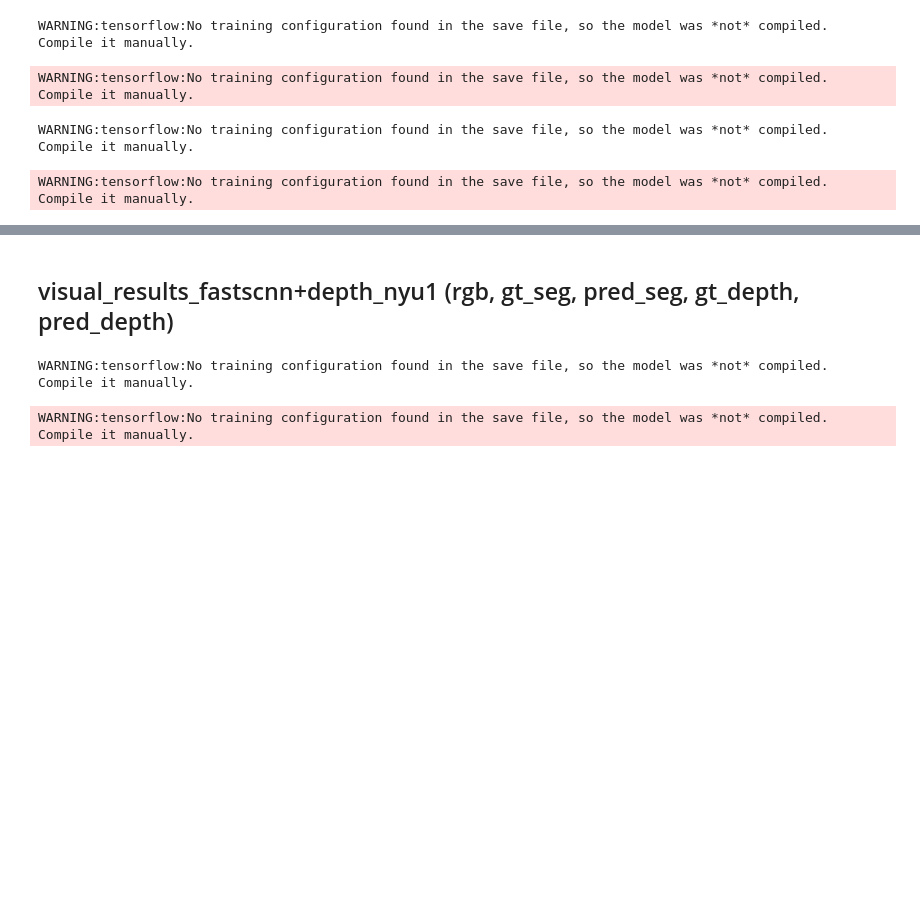
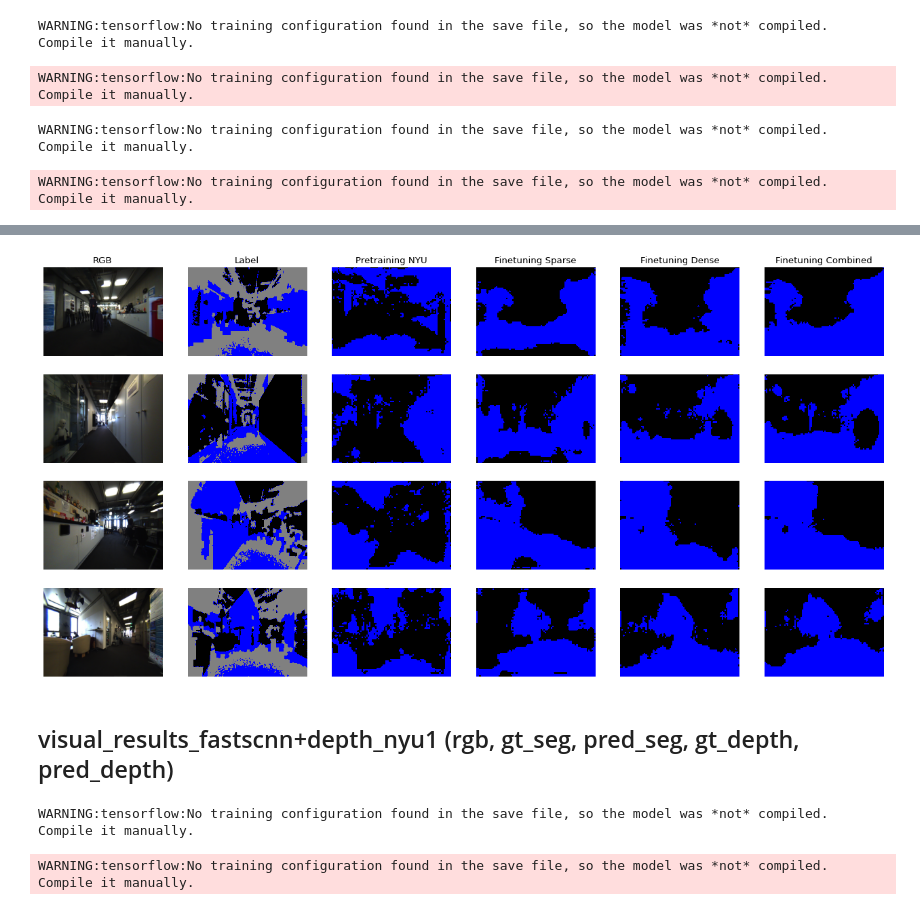
Before and after one commit to ethz-asl/background_foreground_segmentation, a Jupyter notebook: src/visualizations.ipynb, the cells around one changed output, grey strips where cells are left out. Cells and saved outputs as stored; diff of their text form; code cells hidden in the pictures; blank space fills up the shorter version.

```diff
--- a/src/visualizations.ipynb
+++ b/src/visualizations.ipynb
@@ -365,2 +293,95 @@ for entry in entries:
+# %%
+def preprocess_bagfile(image, label):
+    image = tf.image.convert_image_dtype(image, tf.float32)
+    # Resize image and label.
+    image = tf.image.resize(image, (480, 640),
+                          method=tf.image.ResizeMethod.BILINEAR)
+    label = tf.image.resize(label, (480, 640),
+                          method=tf.image.ResizeMethod.NEAREST_NEIGHBOR)
+    # Mask out unknown pixels.
+    mask = tf.squeeze(tf.not_equal(label, 2))
+    label = tf.cast(label, tf.uint8)
+    image = tf.cast(image, tf.float32)
+    return image, label, mask
+
+## On Office 12
+
+samples_iter1 = iter(val_ds_office_3)
+samples_iter2 = iter(val_ds_office_3)
+entries = list()
+
+index = 10
+for i in range(index):
+    entry = next(samples_iter1)
+    if i > index - 5:
+        entries.append(entry)
+"""
+for i in range(4):
+    entry1 = next(samples_iter1)
+for i in range(5):
+    entry2 = next(samples_iter2)
+entries.append(entry1)
+entries.append(entry2)
+"""
+
+i = 0
+rows = len(entries)
+figure0 = plt.figure(figsize=(20, 10), dpi=80)
+
+for entry in entries:
+    image, label, mask = preprocess_bagfile(entry['image'], entry['label'])
+    # RGB
+    ax1 = plt.subplot(rows,6,i+1)
+    ax1.imshow(image)
+    if i == 0:
+        ax1.set_title('RGB')
+    plt.axis('off')
+    # Label
+    ax1 = plt.subplot(rows,6,i+2)
+    plt.axis('off')
+    ax1.imshow(label, cmap=cmap3)
+    if i == 0:
+        ax1.set_title('Label')
+    # Pretrained Segmentation
+    ax1 = plt.subplot(rows,6,i+3)
+    plt.axis('off')
+    a = tf.image.convert_image_dtype(tf.expand_dims(image,axis=0), tf.float32)
+    b = pretraining_model(a)
+    pred = tf.argmax(b[1], axis=-1)
+    ax1.imshow(pred[0,:,:], cmap=cmap2)
+    if i == 0:
+        ax1.set_title('Pretraining NYU')
+    # Sparse Segmentation
+    ax1 = plt.subplot(rows,6,i+4)
+    plt.axis('off')
+    a = tf.image.convert_image_dtype(tf.expand_dims(image,axis=0), tf.float32)
+    b = sparse_model(a)
+    pred = tf.argmax(b[1], axis=-1)
+    ax1.imshow(pred[0,:,:], cmap=cmap2)
+    if i == 0:
+        ax1.set_title('Finetuning Sparse')
+    # Dense Segmentation
+    ax1 = plt.subplot(rows,6,i+5)
+    plt.axis('off')
+    a = tf.image.convert_image_dtype(tf.expand_dims(image,axis=0), tf.float32)
+    b = dense_model(a)
+    pred = tf.argmax(b[1], axis=-1)
+    ax1.imshow(pred[0,:,:], cmap=cmap2)
+    if i == 0:
+        ax1.set_title('Finetuning Dense')
+    # Combined Segmentation
+    ax1 = plt.subplot(rows,6,i+6)
+    plt.axis('off')
+    a = tf.image.convert_image_dtype(tf.expand_dims(image,axis=0), tf.float32)
+    b = combined_model(a)
+    pred = tf.argmax(b[1], axis=-1)
+    ax1.imshow(pred[0,:,:], cmap=cmap2)
+    if i == 0:
+        ax1.set_title('Finetuning Combined')
+    i += 6
+figure0.savefig("presentation_figures/visual_results_fastscnn_office12_1.pdf", bbox_inches='tight')
+figure0.savefig("presentation_figures/visual_results_fastscnn_office12_1.png", bbox_inches='tight')
+# %% [output]
+[figure, added]
 # %% [markdown]
 ## visual_results_fastscnn+depth_nyu1 (rgb, gt_seg, pred_seg, gt_depth, pred_depth)
```
Also changed, not shown: parts of 22 cells of this notebook, 3 other files.
